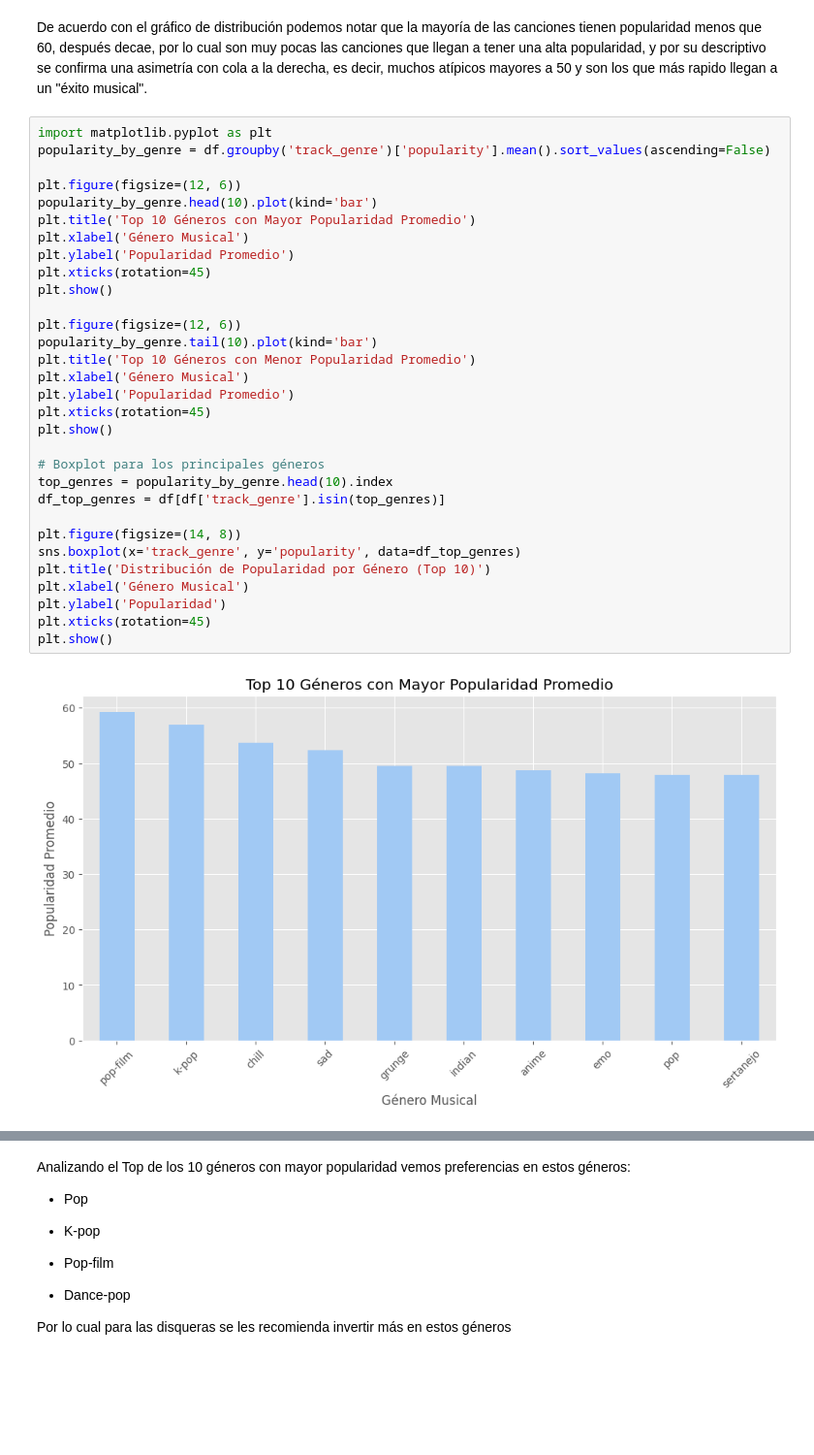
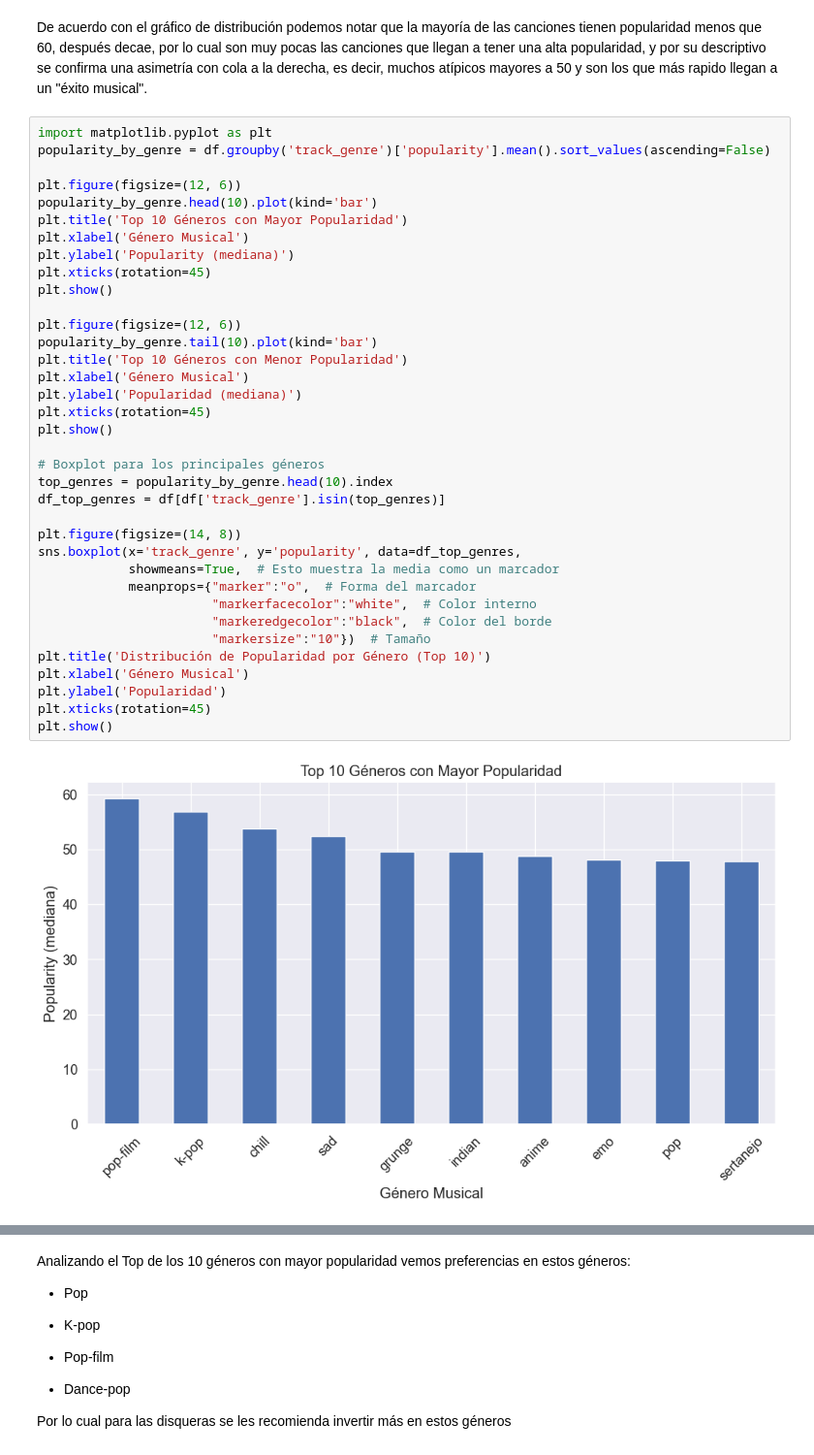
Before and after one commit to MariaClara091/jbook_ml2025, a Jupyter notebook: _sources/Analisis_exploratorio.ipynb, the cells around one changed output, grey strips where cells are left out. Shown at 97% size. Saved outputs shown, nothing was run; the diff lists cells and outputs as text; blank space fills up the shorter version.

```diff
--- a/_sources/Analisis_exploratorio.ipynb
+++ b/_sources/Analisis_exploratorio.ipynb
@@ -318,33 +318,38 @@ De acuerdo con el gráfico de distribución podemos notar que la mayoría de las
 # %%
 import matplotlib.pyplot as plt
 popularity_by_genre = df.groupby('track_genre')['popularity'].mean().sort_values(ascending=False)
 
 plt.figure(figsize=(12, 6))
 popularity_by_genre.head(10).plot(kind='bar')
-plt.title('Top 10 Géneros con Mayor Popularidad Promedio')
+plt.title('Top 10 Géneros con Mayor Popularidad')
 plt.xlabel('Género Musical')
-plt.ylabel('Popularidad Promedio')
+plt.ylabel('Popularity (mediana)')
 plt.xticks(rotation=45)
 plt.show()
 
 plt.figure(figsize=(12, 6))
 popularity_by_genre.tail(10).plot(kind='bar')
-plt.title('Top 10 Géneros con Menor Popularidad Promedio')
+plt.title('Top 10 Géneros con Menor Popularidad')
 plt.xlabel('Género Musical')
-plt.ylabel('Popularidad Promedio')
+plt.ylabel('Popularidad (mediana)')
 plt.xticks(rotation=45)
 plt.show()
 
 # Boxplot para los principales géneros
 top_genres = popularity_by_genre.head(10).index
 df_top_genres = df[df['track_genre'].isin(top_genres)]
 
 plt.figure(figsize=(14, 8))
-sns.boxplot(x='track_genre', y='popularity', data=df_top_genres)
+sns.boxplot(x='track_genre', y='popularity', data=df_top_genres,
+            showmeans=True,  # Esto muestra la media como un marcador
+            meanprops={"marker":"o",  # Forma del marcador
+                       "markerfacecolor":"white",  # Color interno
+                       "markeredgecolor":"black",  # Color del borde
+                       "markersize":"10"})  # Tamaño
 plt.title('Distribución de Popularidad por Género (Top 10)')
 plt.xlabel('Género Musical')
 plt.ylabel('Popularidad')
 plt.xticks(rotation=45)
 plt.show()
 # %% [output]
-[figure, old version]
+[figure, new version]
```
Also changed, not shown: parts of 4 cells of this notebook, 8 other files.
